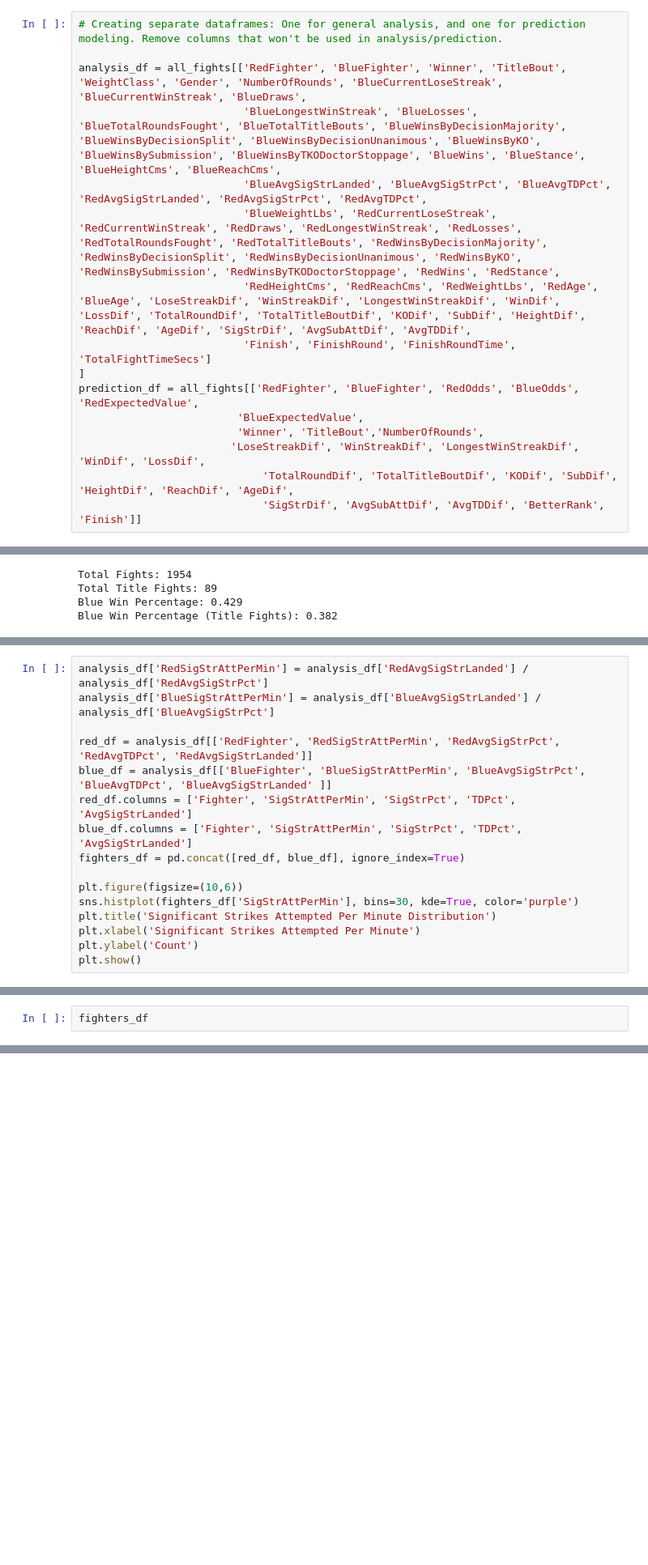
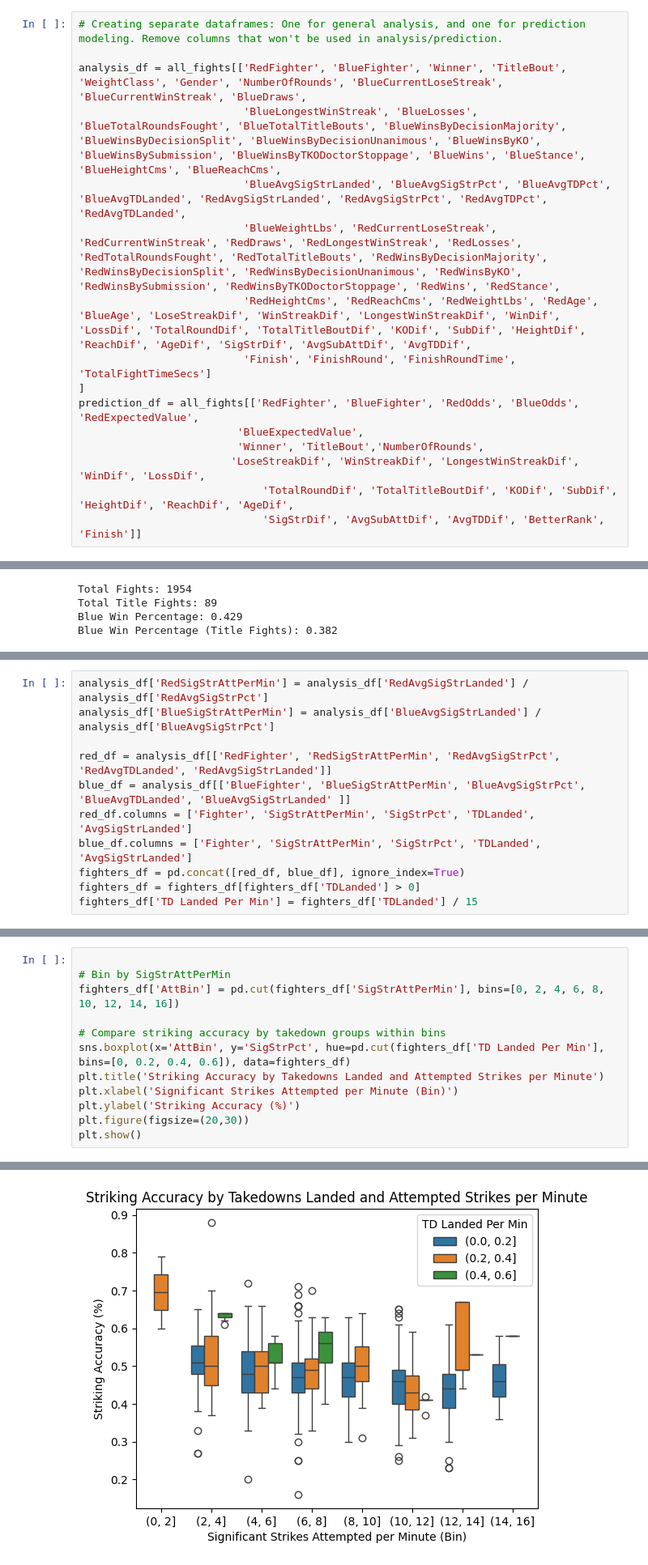
Before and after one commit to jmanlang/ufc-data-analysis, a Jupyter notebook: analysis.ipynb, the cells around one changed output, grey strips where cells are left out. Shown at 81% size. Cells and saved outputs as stored; diff of their text form; blank space fills up the shorter version.

Commit message:
Started exploring relationship between takedowns landed and strike accuracy

```diff
--- a/analysis.ipynb
+++ b/analysis.ipynb
@@ -85,7 +86,7 @@ all_fights = all_fights[~(
 
 analysis_df = all_fights[['RedFighter', 'BlueFighter', 'Winner', 'TitleBout', 'WeightClass', 'Gender', 'NumberOfRounds', 'BlueCurrentLoseStreak', 'BlueCurrentWinStreak', 'BlueDraws',
                           'BlueLongestWinStreak', 'BlueLosses', 'BlueTotalRoundsFought', 'BlueTotalTitleBouts', 'BlueWinsByDecisionMajority', 'BlueWinsByDecisionSplit', 'BlueWinsByDecisionUnanimous', 'BlueWinsByKO', 'BlueWinsBySubmission', 'BlueWinsByTKODoctorStoppage', 'BlueWins', 'BlueStance', 'BlueHeightCms', 'BlueReachCms',
-                          'BlueAvgSigStrLanded', 'BlueAvgSigStrPct', 'BlueAvgTDPct', 'RedAvgSigStrLanded', 'RedAvgSigStrPct', 'RedAvgTDPct',
+                          'BlueAvgSigStrLanded', 'BlueAvgSigStrPct', 'BlueAvgTDPct', 'BlueAvgTDLanded', 'RedAvgSigStrLanded', 'RedAvgSigStrPct', 'RedAvgTDPct', 'RedAvgTDLanded',
                           'BlueWeightLbs', 'RedCurrentLoseStreak', 'RedCurrentWinStreak', 'RedDraws', 'RedLongestWinStreak', 'RedLosses', 'RedTotalRoundsFought', 'RedTotalTitleBouts', 'RedWinsByDecisionMajority', 'RedWinsByDecisionSplit', 'RedWinsByDecisionUnanimous', 'RedWinsByKO', 'RedWinsBySubmission', 'RedWinsByTKODoctorStoppage', 'RedWins', 'RedStance',
                           'RedHeightCms', 'RedReachCms', 'RedWeightLbs', 'RedAge', 'BlueAge', 'LoseStreakDif', 'WinStreakDif', 'LongestWinStreakDif', 'WinDif', 'LossDif', 'TotalRoundDif', 'TotalTitleBoutDif', 'KODif', 'SubDif', 'HeightDif', 'ReachDif', 'AgeDif', 'SigStrDif', 'AvgSubAttDif', 'AvgTDDif',
                           'Finish', 'FinishRound', 'FinishRoundTime', 'TotalFightTimeSecs']
@@ -269,15 +271,10 @@ analysis_df
 analysis_df['RedSigStrAttPerMin'] = analysis_df['RedAvgSigStrLanded'] / analysis_df['RedAvgSigStrPct']
 analysis_df['BlueSigStrAttPerMin'] = analysis_df['BlueAvgSigStrLanded'] / analysis_df['BlueAvgSigStrPct']
 
-red_df = analysis_df[['RedFighter', 'RedSigStrAttPerMin', 'RedAvgSigStrPct', 'RedAvgTDPct', 'RedAvgSigStrLanded']]
-blue_df = analysis_df[['BlueFighter', 'BlueSigStrAttPerMin', 'BlueAvgSigStrPct', 'BlueAvgTDPct', 'BlueAvgSigStrLanded' ]]
-red_df.columns = ['Fighter', 'SigStrAttPerMin', 'SigStrPct', 'TDPct', 'AvgSigStrLanded']
-blue_df.columns = ['Fighter', 'SigStrAttPerMin', 'SigStrPct', 'TDPct', 'AvgSigStrLanded']
+red_df = analysis_df[['RedFighter', 'RedSigStrAttPerMin', 'RedAvgSigStrPct', 'RedAvgTDLanded', 'RedAvgSigStrLanded']]
+blue_df = analysis_df[['BlueFighter', 'BlueSigStrAttPerMin', 'BlueAvgSigStrPct', 'BlueAvgTDLanded', 'BlueAvgSigStrLanded' ]]
+red_df.columns = ['Fighter', 'SigStrAttPerMin', 'SigStrPct', 'TDLanded', 'AvgSigStrLanded']
+blue_df.columns = ['Fighter', 'SigStrAttPerMin', 'SigStrPct', 'TDLanded', 'AvgSigStrLanded']
 fighters_df = pd.concat([red_df, blue_df], ignore_index=True)
-
-plt.figure(figsize=(10,6))
-sns.histplot(fighters_df['SigStrAttPerMin'], bins=30, kde=True, color='purple')
-plt.title('Significant Strikes Attempted Per Minute Distribution')
-plt.xlabel('Significant Strikes Attempted Per Minute')
-plt.ylabel('Count')
-plt.show()
+fighters_df = fighters_df[fighters_df['TDLanded'] > 0]
+fighters_df['TD Landed Per Min'] = fighters_df['TDLanded'] / 15
@@ -286,3 +315,13 @@ plt.show()
 # %%
-fighters_df
+
+# Bin by SigStrAttPerMin
+fighters_df['AttBin'] = pd.cut(fighters_df['SigStrAttPerMin'], bins=[0, 2, 4, 6, 8, 10, 12, 14, 16])
+
+# Compare striking accuracy by takedown groups within bins
+sns.boxplot(x='AttBin', y='SigStrPct', hue=pd.cut(fighters_df['TD Landed Per Min'], bins=[0, 0.2, 0.4, 0.6]), data=fighters_df)
+plt.title('Striking Accuracy by Takedowns Landed and Attempted Strikes per Minute')
+plt.xlabel('Significant Strikes Attempted per Minute (Bin)')
+plt.ylabel('Striking Accuracy (%)')
+plt.figure(figsize=(20,30))
+plt.show()
 # %% [output]
@@ -300,0 +328 @@ fighters_df
+[figure, added]
```
Also changed, not shown: parts of 12 cells of this notebook.
